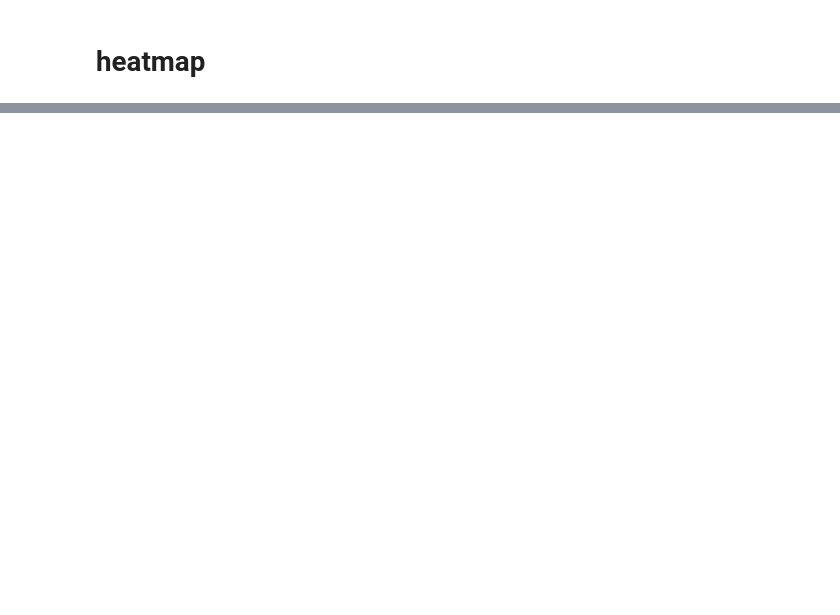
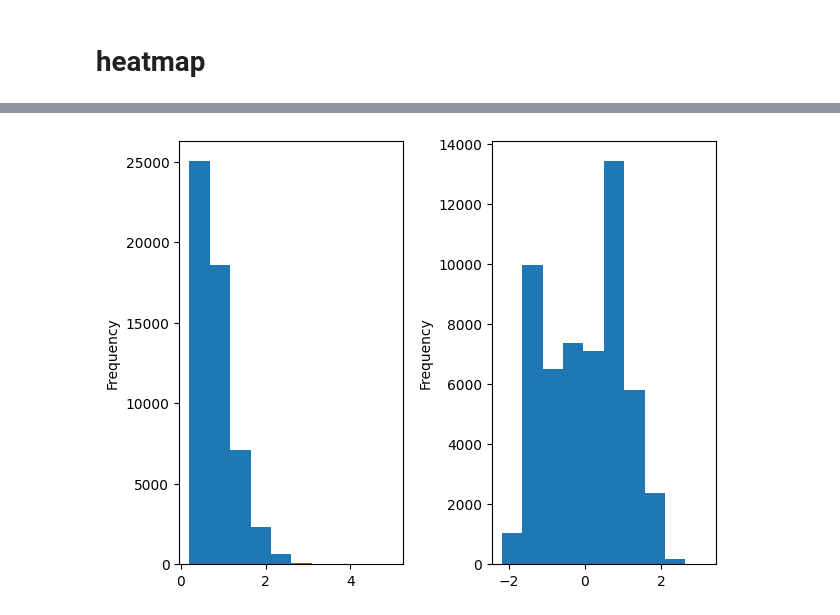
Before and after one commit to belalmohsen13/Machine_Learning, a Jupyter notebook: EDA_Workshop/diamonds.ipynb, the cells around one changed output, grey strips where cells are left out. Saved outputs shown, nothing was run; the diff lists cells and outputs as text; code cells hidden in the pictures; blank space fills up the shorter version.

```diff
--- a/EDA_Workshop/diamonds.ipynb
+++ b/EDA_Workshop/diamonds.ipynb
@@ -363,0 +458,13 @@ plt.show()
+# %%
+from sklearn.preprocessing import PowerTransformer
+pw=PowerTransformer(method='box-cox')
+df['log_carat']=pw.fit_transform(df[['carat']])
+# %%
+plt.subplot(1,2,1)
+df['carat'].plot(kind='hist')
+plt.subplot(1,2,2)
+df['log_carat'].plot(kind='hist')
+
+plt.tight_layout()
+# %% [output]
+[figure, added]
```
Also changed, not shown: parts of 32 cells of this notebook.
